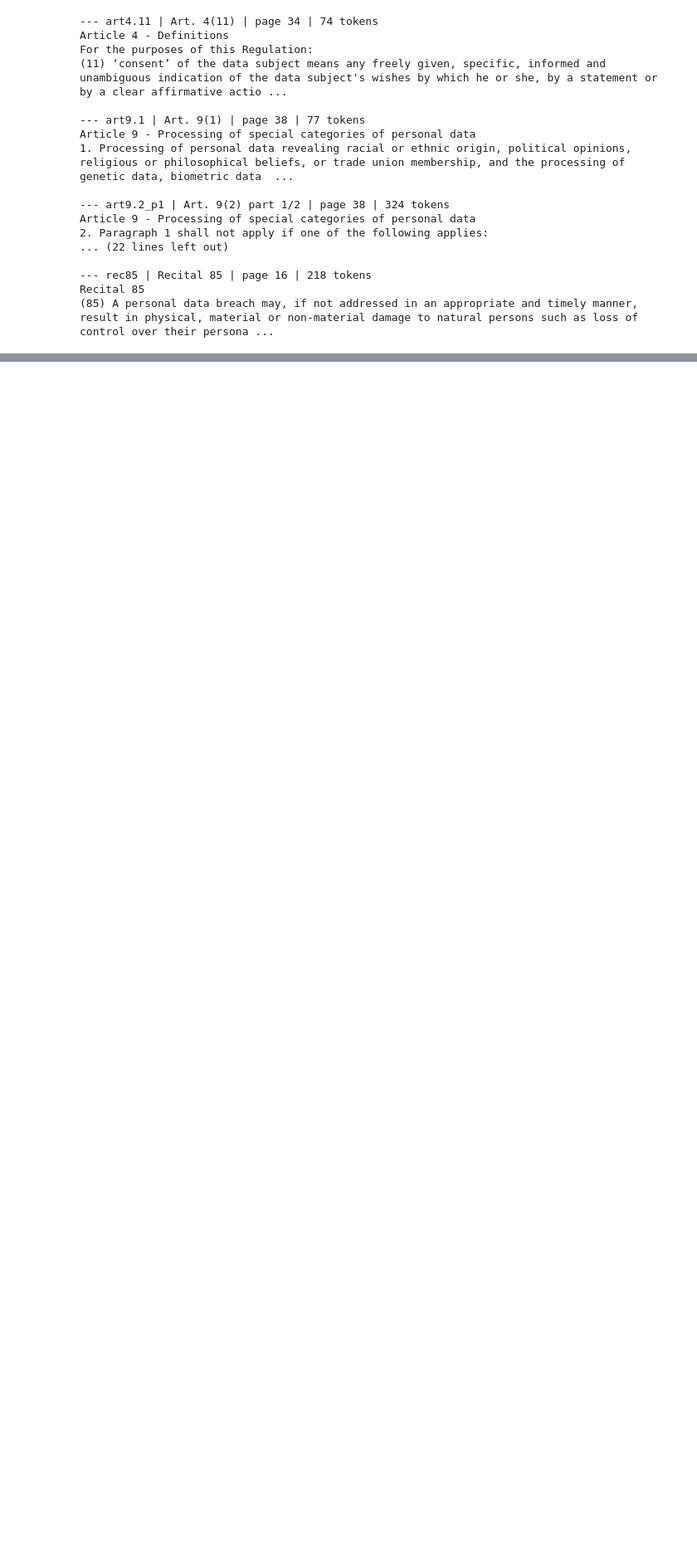
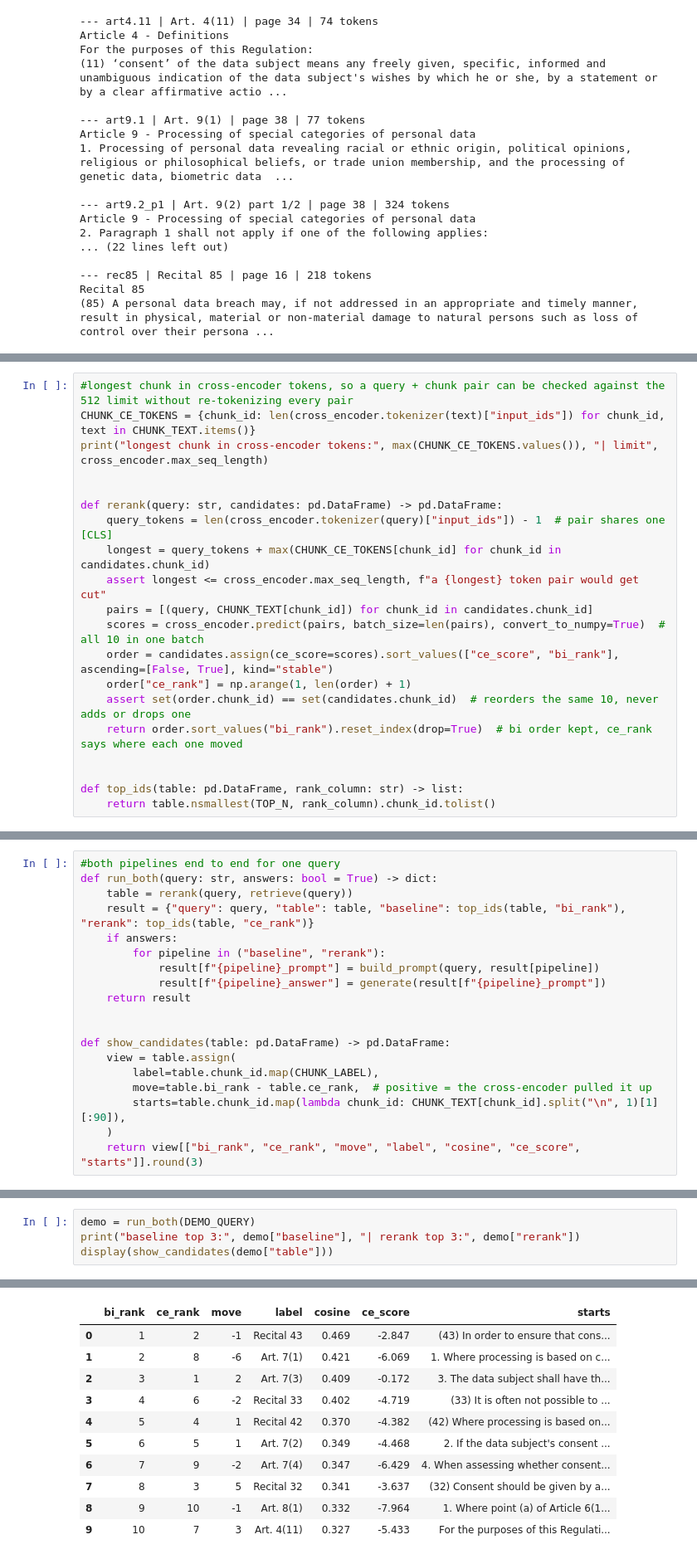
Before and after one commit to itikelabhaskar/gdpr-rag-rerank, a Jupyter notebook: rag_rerank.ipynb, the cells around one changed output, grey strips where cells are left out. Shown at 83% size. Drawn from its saved outputs; the diff is of its cells as text; blank space fills up the shorter version.

Commit message:
Add the FAISS index, both pipelines and the shared prompt
baseline = bi-encoder top 10 -> top 3, rerank = same 10 rescored by the cross-encoder.
chunks are frozen by hash from here on.

```diff
--- a/rag_rerank.ipynb
+++ b/rag_rerank.ipynb
@@ -719,0 +786,20 @@ saved results/chunks.csv
+# %%
+#longest chunk in cross-encoder tokens, so a query + chunk pair can be checked against the 512 limit without re-tokenizing every pair
+CHUNK_CE_TOKENS = {chunk_id: len(cross_encoder.tokenizer(text)["input_ids"]) for chunk_id, text in CHUNK_TEXT.items()}
+print("longest chunk in cross-encoder tokens:", max(CHUNK_CE_TOKENS.values()), "| limit", cross_encoder.max_seq_length)
+
+
+def rerank(query: str, candidates: pd.DataFrame) -> pd.DataFrame:
+    query_tokens = len(cross_encoder.tokenizer(query)["input_ids"]) - 1  # pair shares one [CLS]
+    longest = query_tokens + max(CHUNK_CE_TOKENS[chunk_id] for chunk_id in candidates.chunk_id)
+    assert longest <= cross_encoder.max_seq_length, f"a {longest} token pair would get cut"
+    pairs = [(query, CHUNK_TEXT[chunk_id]) for chunk_id in candidates.chunk_id]
+    scores = cross_encoder.predict(pairs, batch_size=len(pairs), convert_to_numpy=True)  # all 10 in one batch
+    order = candidates.assign(ce_score=scores).sort_values(["ce_score", "bi_rank"], ascending=[False, True], kind="stable")
+    order["ce_rank"] = np.arange(1, len(order) + 1)
+    assert set(order.chunk_id) == set(candidates.chunk_id)  # reorders the same 10, never adds or drops one
+    return order.sort_values("bi_rank").reset_index(drop=True)  # bi order kept, ce_rank says where each one moved
+
+
+def top_ids(table: pd.DataFrame, rank_column: str) -> list:
+    return table.nsmallest(TOP_N, rank_column).chunk_id.tolist()
@@ -719,0 +856,19 @@ saved results/chunks.csv
+# %%
+#both pipelines end to end for one query
+def run_both(query: str, answers: bool = True) -> dict:
+    table = rerank(query, retrieve(query))
+    result = {"query": query, "table": table, "baseline": top_ids(table, "bi_rank"), "rerank": top_ids(table, "ce_rank")}
+    if answers:
+        for pipeline in ("baseline", "rerank"):
+            result[f"{pipeline}_prompt"] = build_prompt(query, result[pipeline])
+            result[f"{pipeline}_answer"] = generate(result[f"{pipeline}_prompt"])
+    return result
+
+
+def show_candidates(table: pd.DataFrame) -> pd.DataFrame:
+    view = table.assign(
+        label=table.chunk_id.map(CHUNK_LABEL),
+        move=table.bi_rank - table.ce_rank,  # positive = the cross-encoder pulled it up
+        starts=table.chunk_id.map(lambda chunk_id: CHUNK_TEXT[chunk_id].split("\n", 1)[1][:90]),
+    )
+    return view[["bi_rank", "ce_rank", "move", "label", "cosine", "ce_score", "starts"]].round(3)
@@ -719,0 +879,5 @@ saved results/chunks.csv
+# %%
+demo = run_both(DEMO_QUERY)
+print("baseline top 3:", demo["baseline"], "| rerank top 3:", demo["rerank"])
+display(show_candidates(demo["table"]))
+# %% [output]
@@ -719,0 +885,11 @@ saved results/chunks.csv
+|  | bi_rank | ce_rank | move | label | cosine | ce_score | starts |
+| 0 | 1 | 2 | -1 | Recital 43 | 0.469 | -2.847 | (43) In order to ensure that cons... |
+| 1 | 2 | 8 | -6 | Art. 7(1) | 0.421 | -6.069 | 1. Where processing is based on c... |
+| 2 | 3 | 1 | 2 | Art. 7(3) | 0.409 | -0.172 | 3. The data subject shall have th... |
+| 3 | 4 | 6 | -2 | Recital 33 | 0.402 | -4.719 | (33) It is often not possible to ... |
+| 4 | 5 | 4 | 1 | Recital 42 | 0.370 | -4.382 | (42) Where processing is based on... |
+| 5 | 6 | 5 | 1 | Art. 7(2) | 0.349 | -4.468 | 2. If the data subject's consent ... |
+| 6 | 7 | 9 | -2 | Art. 7(4) | 0.347 | -6.429 | 4. When assessing whether consent... |
+| 7 | 8 | 3 | 5 | Recital 32 | 0.341 | -3.637 | (32) Consent should be given by a... |
+| 8 | 9 | 10 | -1 | Art. 8(1) | 0.332 | -7.964 | 1. Where point (a) of Article 6(1... |
+| 9 | 10 | 7 | 3 | Art. 4(11) | 0.327 | -5.433 | For the purposes of this Regulati... |
```
Also changed, not shown: parts of 15 cells of this notebook, 1 other file.
